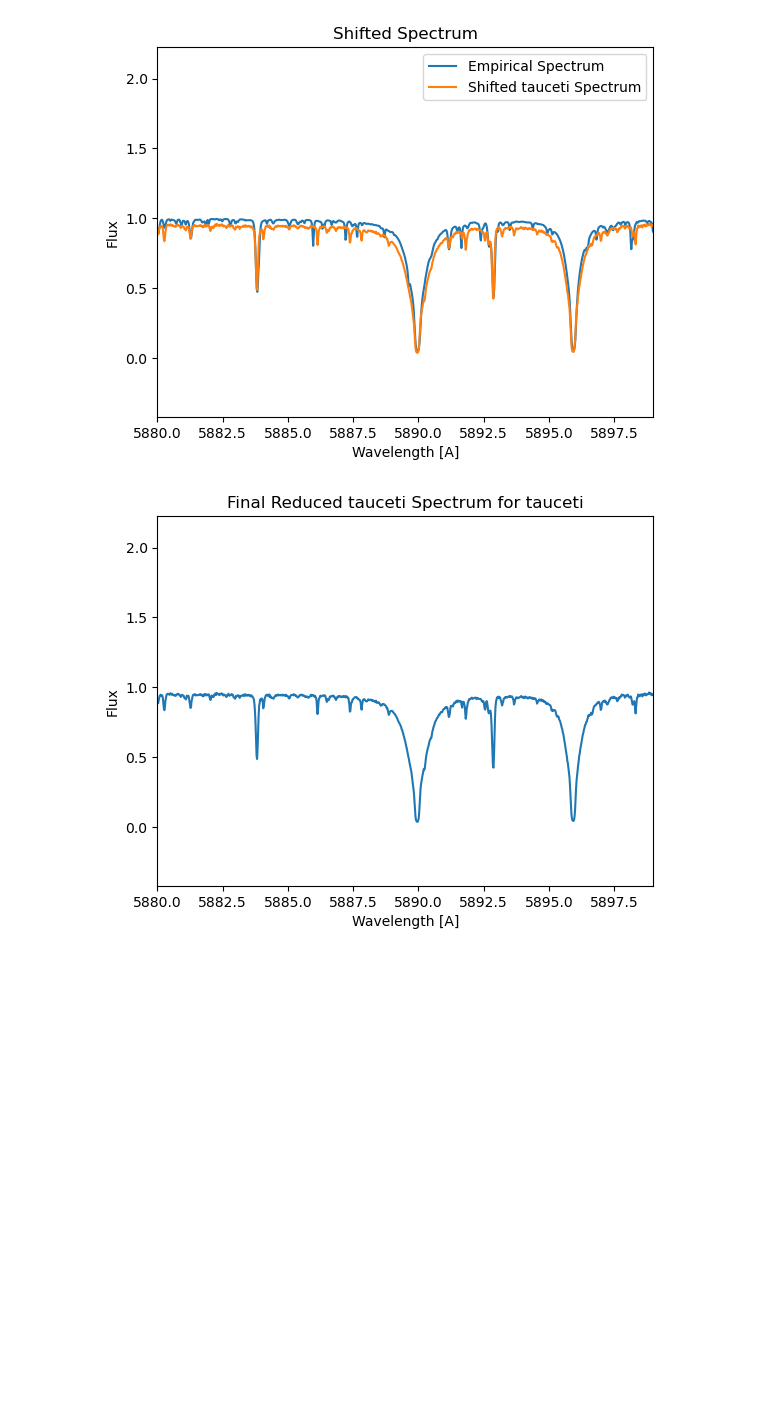
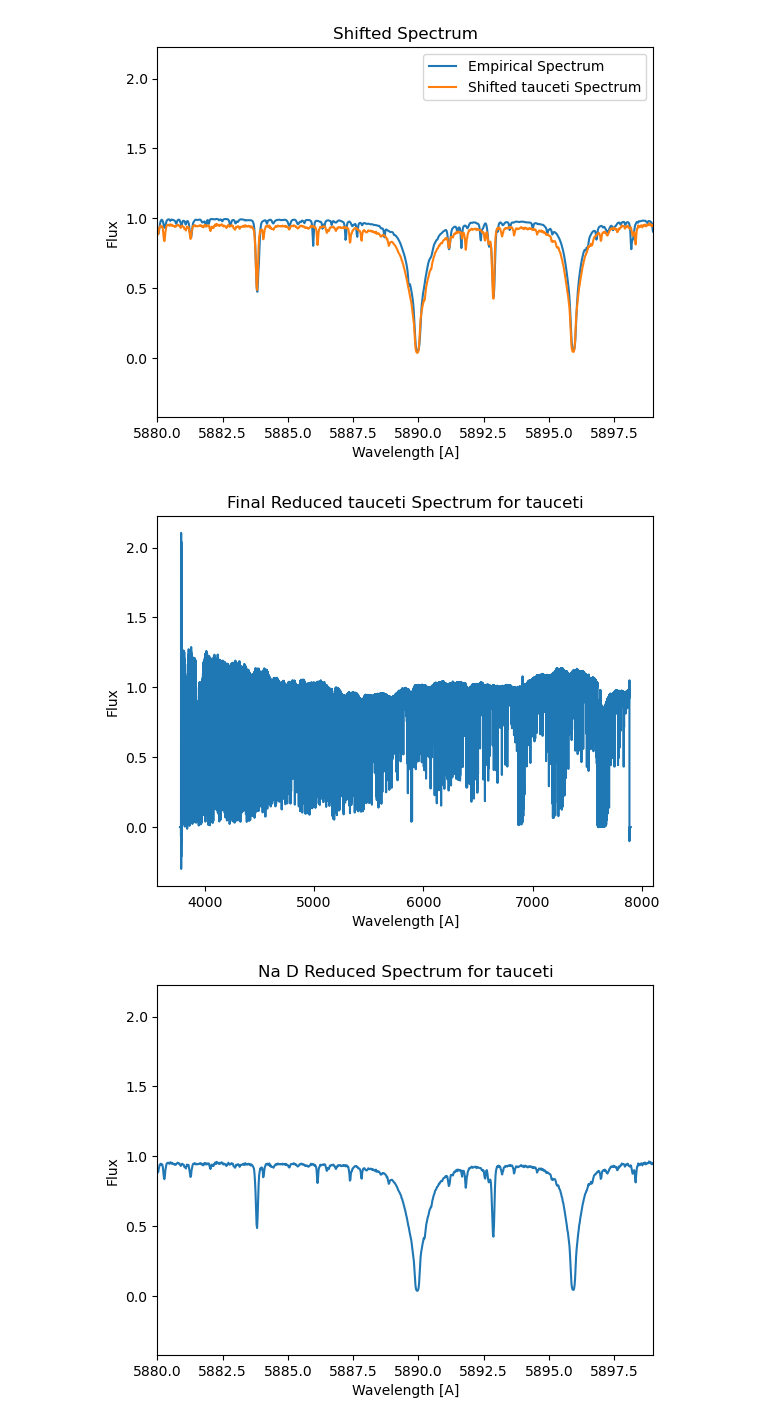
Before and after one commit to howardisaacson/Intro-2-Spectra, a Jupyter notebook: analysis/ESPRESSO/Spectral Lines of Tau Ceti.ipynb, the cells around one changed output. Drawn from its saved outputs; the diff is of its cells as text; code cells hidden in the pictures; blank space fills up the shorter version.

```diff
--- a/analysis/ESPRESSO/Spectral Lines of Tau Ceti (Single Normalization).ipynb
+++ b/analysis/ESPRESSO/Spectral Lines of Tau Ceti.ipynb
@@ -449,11 +448,20 @@ plt.show()
 [figure]
 # %%
 plt.plot(shifted_wl, shifted_fl)
-plt.xlim(5880,5899)
+# plt.xlim(5880,5899)
 plt.title('Final Reduced tauceti Spectrum for ' + star)
 plt.xlabel('Wavelength [A]')
 plt.ylabel('Flux')
 plt.show()
-#I think this looks better than double normalization case, but I could be wrong
 # %% [output]
-[figure, old version]
+[figure, new version]
+# %%
+element = 'Na D '
+plt.plot(shifted_wl, shifted_fl)
+plt.xlim(5880,5899)
+plt.title(element + 'Reduced Spectrum for ' + star)
+plt.xlabel('Wavelength [A]')
+plt.ylabel('Flux')
+plt.show()
+# %% [output]
+[figure, added]
```
Also changed, not shown: parts of 9 cells of this notebook, 1 other file.
